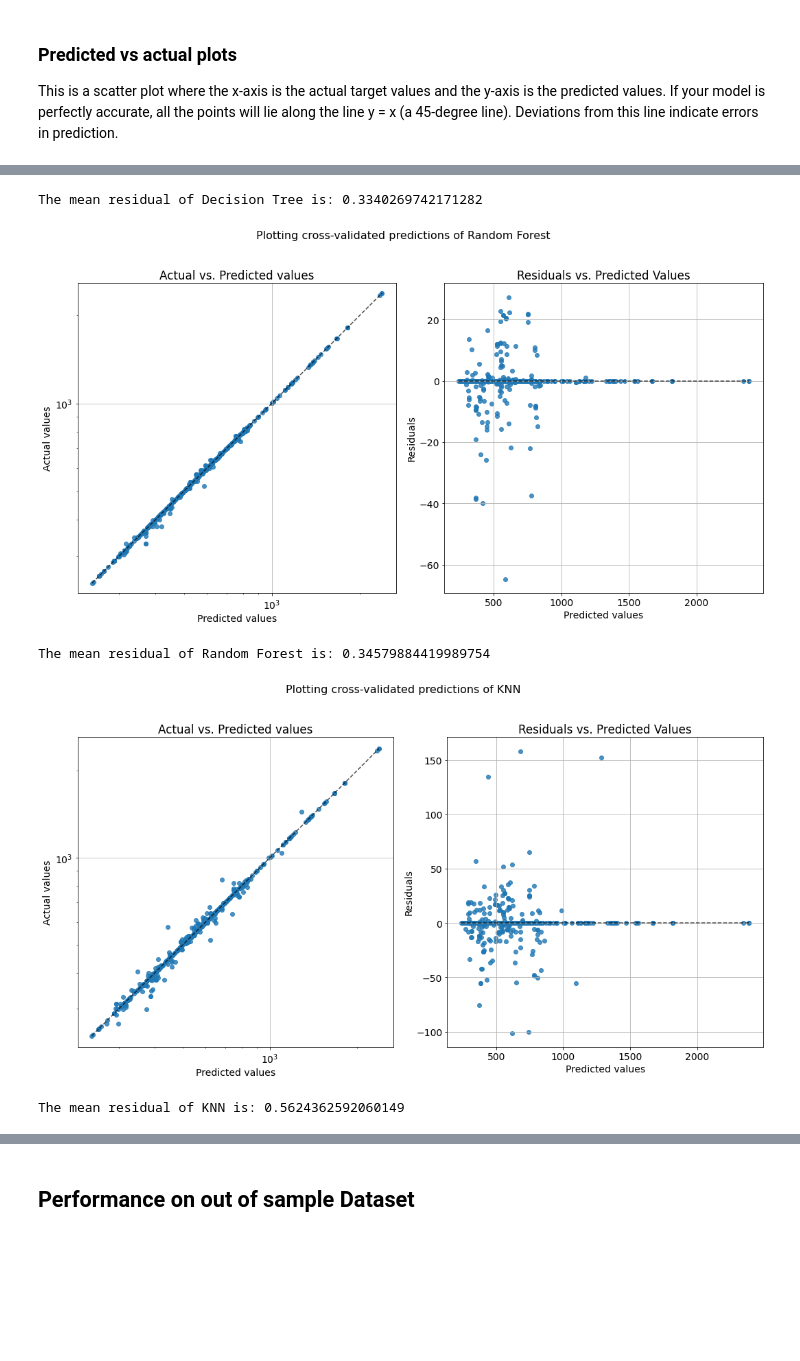
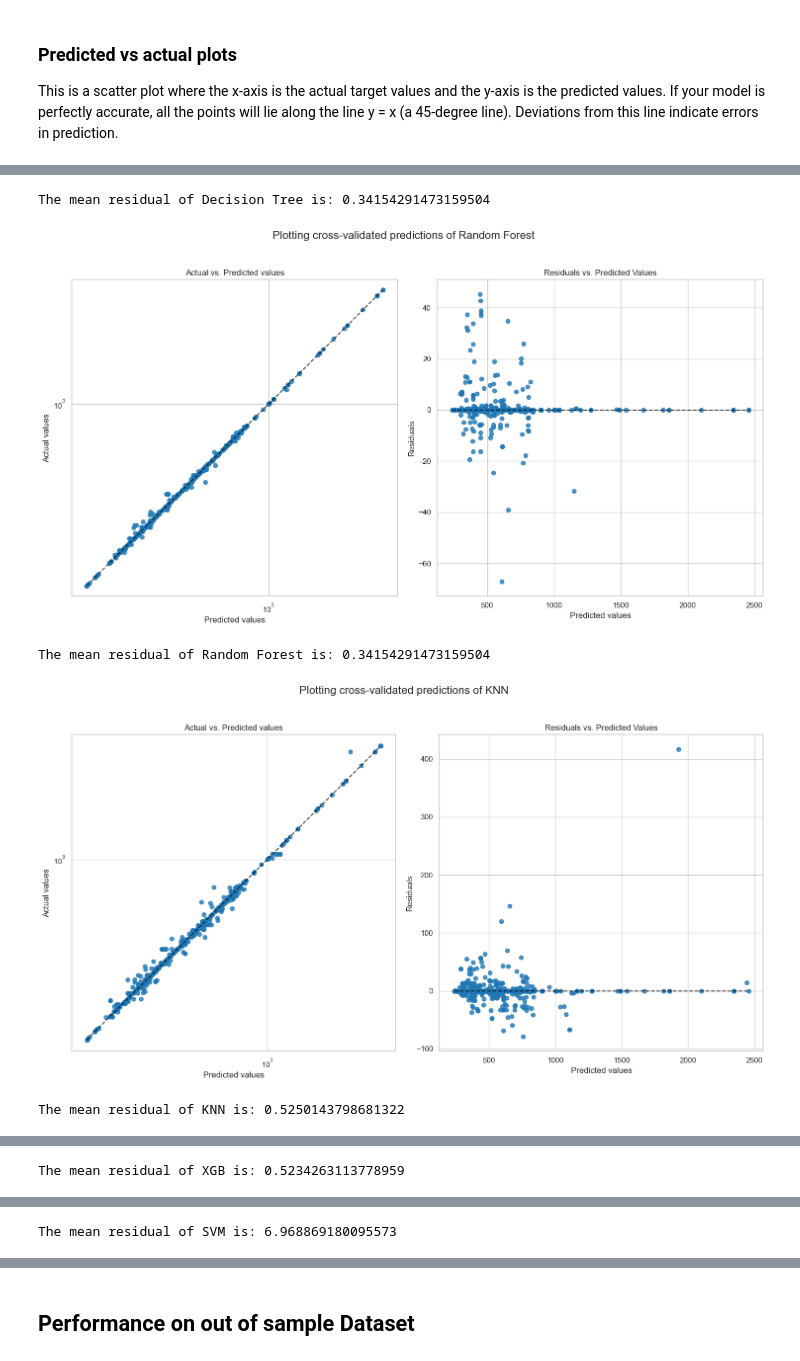
Before and after one commit to h11818774/DataSienceLab, a Jupyter notebook: Project_24.05.ipynb, the cells around one changed output, grey strips where cells are left out. Drawn from its saved outputs; the diff is of its cells as text; code cells hidden in the pictures; blank space fills up the shorter version.

```diff
--- a/Project_24.05.ipynb
+++ b/Project_24.05.ipynb
@@ -53,5 +97,5 @@ The 'nopython' keyword argument was not supplied to the 'numba.jit' decorator. T
 # %%
-df = pd.read_excel('data/dataset_2023.xlsx')
+df = pd.read_excel(f'{datafolder}/dataset_2023.xlsx')
 df = df.drop('Unnamed: 0', axis = 1)
 df
 # %% [output]
@@ -410,0 +441,4 @@ plt.show()
+# %%
+df = df.drop('kilowatts', axis = 1)
+num_FEATURES = num_FEATURES.drop("kilowatts", axis=1)
+FEATURE_names = FEATURE_names.drop("kilowatts")
@@ -975,16 +1047,20 @@ print(svm_params)
 # %%
-finalSVM = SVR(
-    C=best_params['regressor__C'],
-    kernel=best_params['regressor__kernel'],
-    gamma=best_params['regressor__gamma'],
-    epsilon=best_params['regressor__epsilon']
-)
+if compute:
+    finalSVM = SVR(
+        C=best_params['regressor__C'],
+        kernel=best_params['regressor__kernel'],
+        gamma=best_params['regressor__gamma'],
+        epsilon=best_params['regressor__epsilon']
+    )
 
-svm_final = Pipeline([
-    ("preprocessor", preprocessor),
-    ("regressor", finalSVM)
-])
-svm_final.fit(X_train, y_train)
+    svm_final = Pipeline([
+        ("preprocessor", preprocessor),
+        ("regressor", finalSVM)
+    ])
+    svm_final.fit(X_train, y_train)
+
+else:
+    svm_final = load(f'{modelfolder}/SVR.joblib')
 
 train_metrics = evaluate(svm_final, X_train, y_train)
 test_metrics = evaluate(svm_final, X_test, y_test)
@@ -1107,6 +1226,7 @@ plt.show()
 ### Predicted vs actual plots
 This is a scatter plot where the x-axis is the actual target values and the y-axis is the predicted values. If your model is perfectly accurate, all the points will lie along the line y = x (a 45-degree line). Deviations from this line indicate errors in prediction.
 # %%
+from sklearn.metrics import PredictionErrorDisplay
 def plotPvA(model, name, X, y):
     y_pred = model.predict(X)
     fig, axs = plt.subplots(ncols=2, figsize=(15, 8))
@@ -1116,12 +1236,12 @@ def plotPvA(model, name, X, y):
 
     # Define the prediction error display for actual vs. predicted
     pred_err_disp1 = PredictionErrorDisplay.from_predictions(
-        y_test,
+        y,
         y_pred=y_pred,
         kind="actual_vs_predicted",
         subsample=500,
         ax=axs[0],
-        random_state=0,
+        random_state=SEED,
     )
 
     # Add gridlines, labels and title
@@ -1136,12 +1256,12 @@ def plotPvA(model, name, X, y):
 
     # Define the prediction error display for residuals vs. predicted
     pred_err_disp2 = PredictionErrorDisplay.from_predictions(
-        y_test,
+        y,
         y_pred=y_pred,
         kind="residual_vs_predicted",
         subsample=500,
         ax=axs[1],
-        random_state=0,
+        random_state=SEED,
     )
 
     # Add gridlines, labels and title
@@ -1162,4 +1282,6 @@ def plotPvA(model, name, X, y):
 plotPvA(decisionTree_final, "Decision Tree", X_test, y_test)
 plotPvA(randomForest_final, "Random Forest", X_test, y_test)
 plotPvA(knn_final, "KNN", X_test, y_test)
+plotPvA(xgb_final, "XGB", X_test, y_test)
+plotPvA(svm_final, "SVM", X_test, y_test)
 # %% [output]
@@ -1167,5 +1289,5 @@ plotPvA(knn_final, "KNN", X_test, y_test)
-The mean residual of Decision Tree is: 0.3340269742171282
+The mean residual of Decision Tree is: 0.34154291473159504
-[figure, old version]
+[figure, new version]
-The mean residual of Random Forest is: 0.34579884419989754
+The mean residual of Random Forest is: 0.34154291473159504
-[figure, old version]
+[figure, new version]
-The mean residual of KNN is: 0.5624362592060149
+The mean residual of KNN is: 0.5250143798681322
@@ -1171,0 +1295 @@ The mean residual of KNN is: 0.5624362592060149
+The mean residual of XGB is: 0.5234263113778959
@@ -1172 +1297,2 @@ The mean residual of KNN is: 0.5624362592060149
+The mean residual of SVM is: 6.968869180095573
 # %% [markdown]
```
Also changed, not shown: parts of 69 cells of this notebook, 7 other files.
